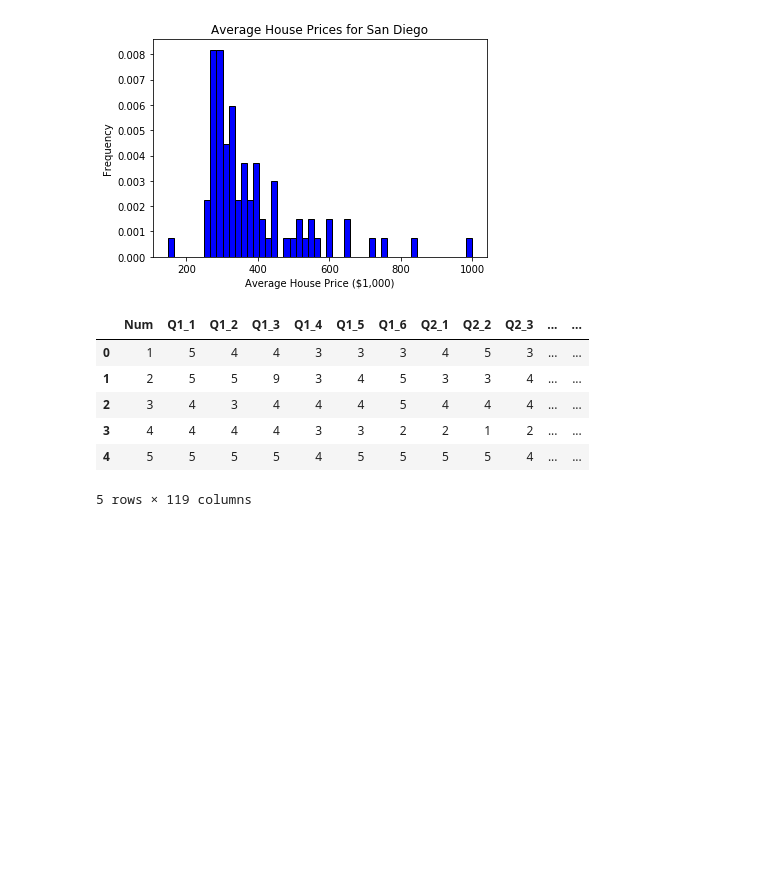
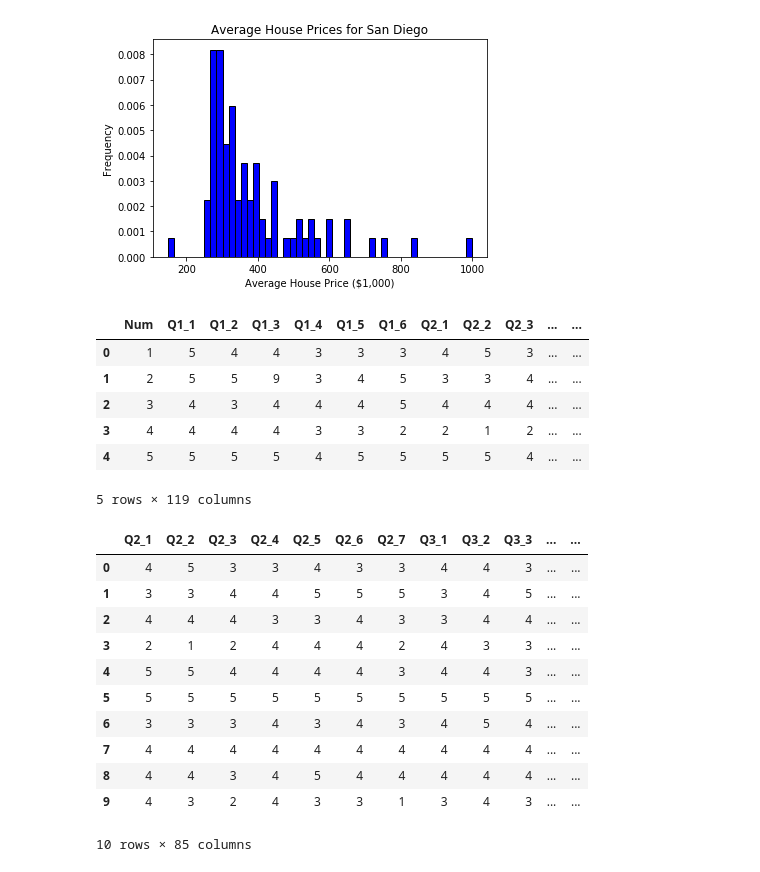
Before and after one commit to maggietsui/Final_Project_COGS108, a Jupyter notebook: Maggie.ipynb, the cells around one changed output. Drawn from its saved outputs; the diff is of its cells as text; code cells hidden in the pictures; blank space fills up the shorter version.

```diff
--- a/Maggie.ipynb
+++ b/Maggie.ipynb
@@ -60,17 +60,31 @@ data.drop(data.filter(like='Q10', axis=1), axis=1, inplace=True)
 # %%
 #Find total surveys submitted per zip code
 total_zip = pd.DataFrame(df['ZIP'].value_counts())
 
 #Only keep zipcodes who submitted more than 20 surveys
 #total_zip = total_zip[total_zip['ZIP'] > 20]
 
 #Convert total_zip to a dataframe, tell me if yall know a better way to do this
 total_zip.index.name = 'x'
 total_zip.reset_index(inplace=True)
 total_zip.columns = ['ZIP', 'count']
 
 #Add zipcode column back into data
 data['ZIP'] = df['ZIP']
 
 #Drop all rows whose zipcode has <20 surveys
 data = data[data['ZIP'].isin(total_zip['ZIP'])].dropna()
+data.head(10)
+# %% [output]
+|  | Q2_1 | Q2_2 | Q2_3 | Q2_4 | Q2_5 | Q2_6 | Q2_7 | Q3_1 | Q3_2 | Q3_3 | ... | ... |
+| 0 | 4 | 5 | 3 | 3 | 4 | 3 | 3 | 4 | 4 | 3 | ... | ... |
+| 1 | 3 | 3 | 4 | 4 | 5 | 5 | 5 | 3 | 4 | 5 | ... | ... |
+| 2 | 4 | 4 | 4 | 3 | 3 | 4 | 3 | 3 | 4 | 4 | ... | ... |
+| 3 | 2 | 1 | 2 | 4 | 4 | 4 | 2 | 4 | 3 | 3 | ... | ... |
+| 4 | 5 | 5 | 4 | 4 | 4 | 4 | 3 | 4 | 4 | 3 | ... | ... |
+| 5 | 5 | 5 | 5 | 5 | 5 | 5 | 5 | 5 | 5 | 5 | ... | ... |
+| 6 | 3 | 3 | 3 | 4 | 3 | 4 | 3 | 4 | 5 | 4 | ... | ... |
+| 7 | 4 | 4 | 4 | 4 | 4 | 4 | 4 | 4 | 4 | 4 | ... | ... |
+| 8 | 4 | 4 | 3 | 4 | 5 | 4 | 4 | 4 | 4 | 4 | ... | ... |
+| 9 | 4 | 3 | 2 | 4 | 3 | 3 | 1 | 3 | 4 | 3 | ... | ... |
+10 rows × 85 columns
```
Also changed, not shown: parts of 13 cells of this notebook.
